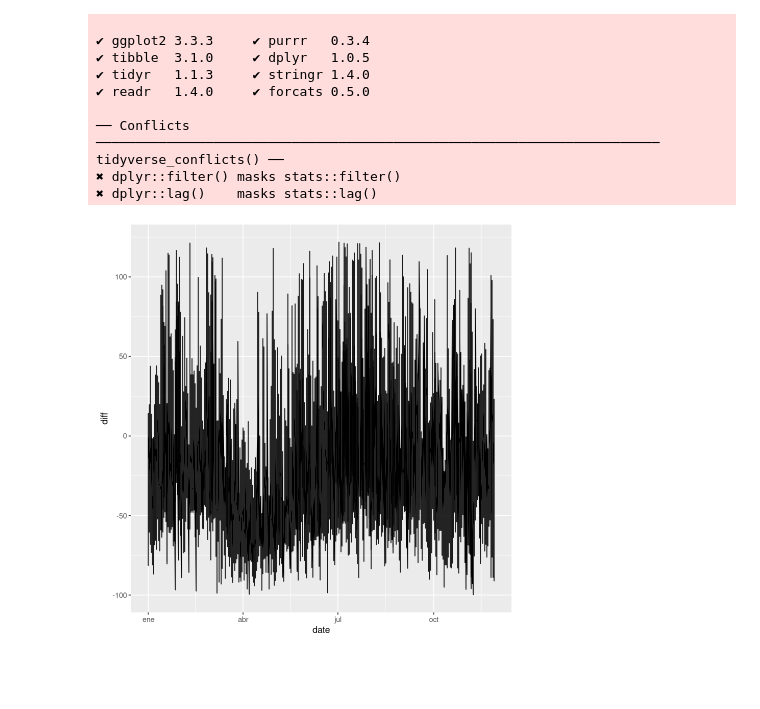
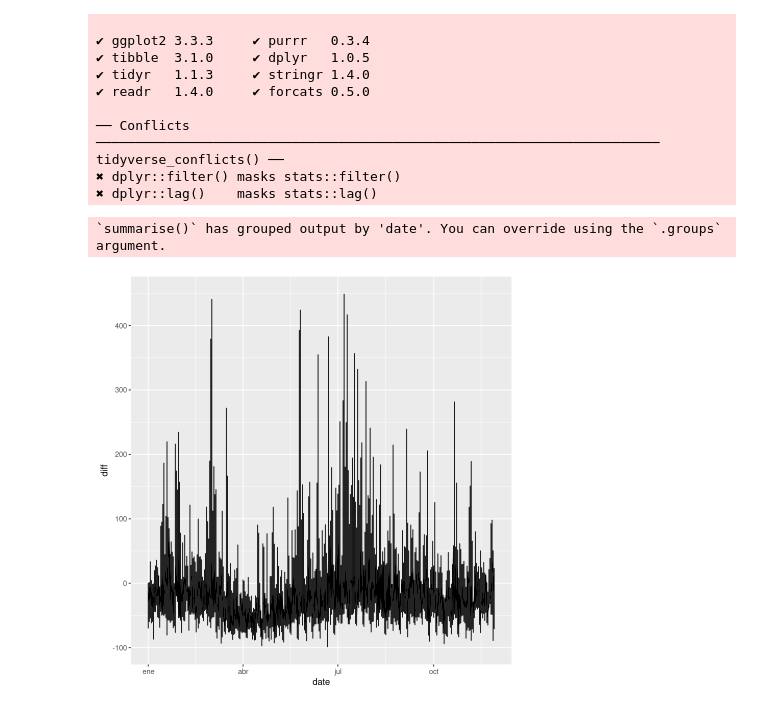
Before and after one commit to Jaimedgp/AirQualityCOVID, a Jupyter notebook: notebooks/Analysis/Clustering/Save-csv.ipynb, the cells around one changed output. Saved outputs shown, nothing was run; the diff lists cells and outputs as text; code cells hidden in the pictures; blank space fills up the shorter version.

```diff
--- a/notebooks/Analysis/Clustering/Save-csv.ipynb
+++ b/notebooks/Analysis/Clustering/Save-csv.ipynb
@@ -22,13 +22,25 @@ load(paste("data/Analysis/predictions-",
                           method,"-", variable,".rda", sep=""))
 results <- results %>% filter(pred.qq != 0)
 results$diff <- 100*(results$obs - results$pred.qq) / results$pred.qq
+# %%
+sites.lv <- read.csv("data/Curation/checked_AQ.csv") %>%
+            filter(Pollutant == variable)
+
+results <- merge(sites.lv,
+                results,
+                by = "site", all.y=T
+               ) %>%
+        group_by(date, Municipio) %>%
+        summarise(diff = mean(diff, na.rm=T))
+# %% [output]
+`summarise()` has grouped output by 'date'. You can override using the `.groups` argument.
 # %%
 source("src/Cross-validation/preProcess.R")
 
-results <- filter.IQR(results, columns = "diff", 3)
+#results <- filter.IQR(results, columns = "diff", 3)
 
 ggplot(results) +
     geom_line(aes(x=date, diff))
 # %% [output]
-[figure, old version]
+[figure, new version]
 # %%
```
Also changed, not shown: parts of 1 cell of this notebook, 2 other files.
